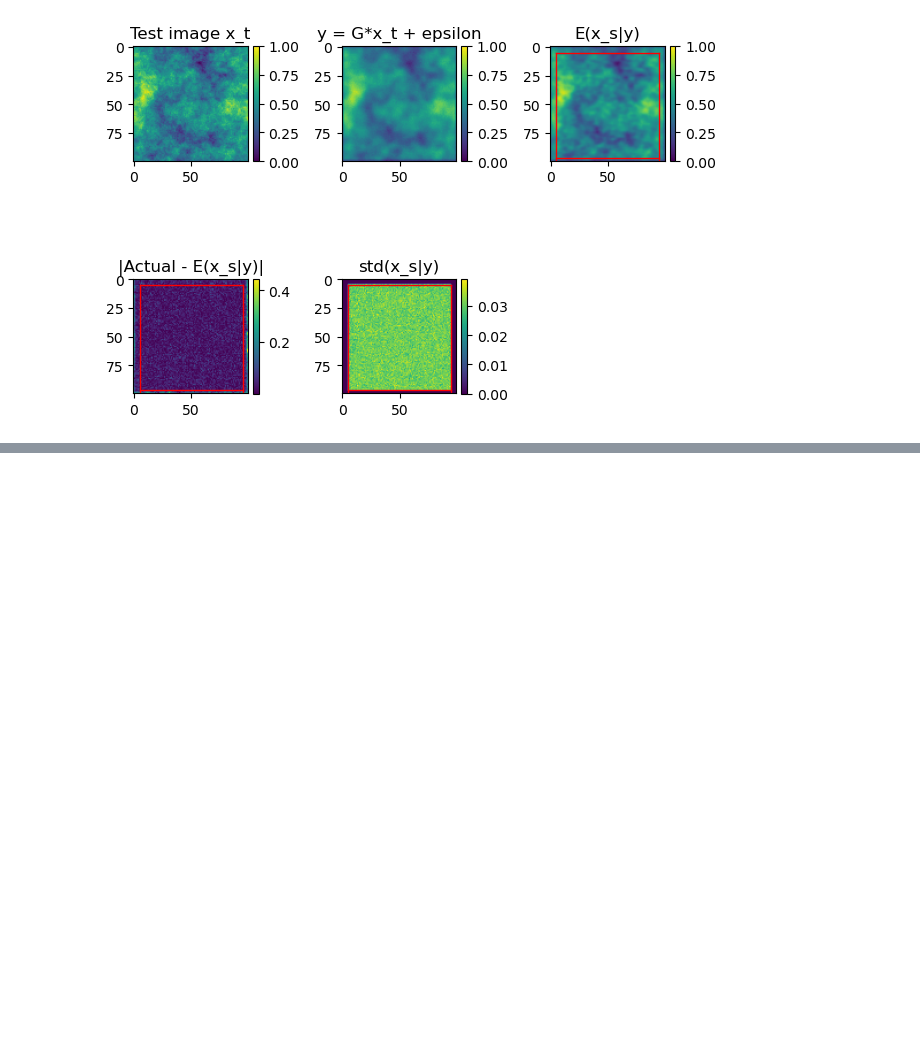
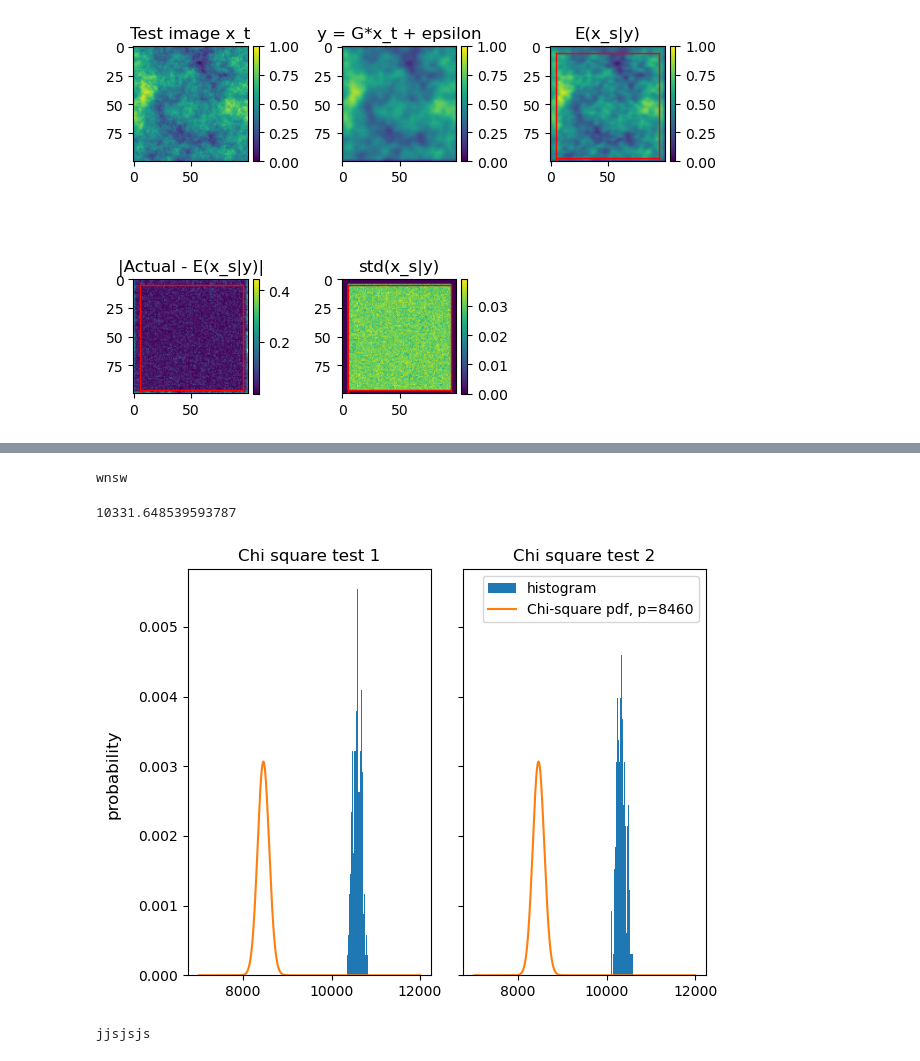
Before and after one commit to torgeirlw/master_git, a Jupyter notebook: Gen_with_blur/lin_gen_gauss.ipynb, the cells around one changed output, grey strips where cells are left out. Cells and saved outputs as stored; diff of their text form; code cells hidden in the pictures; blank space fills up the shorter version.

```diff
--- a/Gen_with_blur/lin_gen_gauss.ipynb
+++ b/Gen_with_blur/lin_gen_gauss.ipynb
@@ -500,0 +647,63 @@ plt.savefig('../figures_blur/GRF_posterior_sample1.jpg')
+# %%
+def chi_square(eps_std, num_samples, im):
+    np.random.seed(0)
+    many_samples = sample_many_ims(blurred_images_test[im],num_samples)
+    blurred_many_samples = blur_image_no_noise(many_samples, (5,5))
+    squared_residuals = (blurred_many_samples[:,4:97,5:95]-blurred_images_test[im,4:97,5:95])**2
+    standard_residuals = squared_residuals/(eps_std**2)
+    chi_square_res = np.sum(standard_residuals, axis=(1,2))
+    return chi_square_res
+# %%
+chi_square1 = chi_square(0.01, 200, 7)
+# %%
+"""
+plt.hist(chi_square1, bins=30, density=True,label='histogram')
+x = np.arange(7000, 12000, 1)
+df = 90*90
+plt.plot(x, scipy.stats.chi2.pdf(x, df), label='Chi-square pdf, p=8100')
+plt.legend()
+plt.ylabel('probability')
+plt.savefig('../figures_blur/linreg_Chi_square_2.jpg')
+"""
+print('wnsw')
+# %% [output]
+wnsw
+# %%
+chi_square2 = chi_square(0.01, 200, 3)
+# %%
+np.mean(chi_square2)
+# %% [output]
+10331.648539593787
+# %%
+fig, axes = plt.subplots(nrows=1, ncols=2,sharey=True)
+x = np.arange(7000, 12000, 1)
+df = 94*90
+
+im = axes.flat[0].hist(chi_square1, bins=30, density=True,label='histogram')
+im = axes.flat[0].plot(x, scipy.stats.chi2.pdf(x, df), label='Chi-square pdf, p=8460')
+axes[0].set_title("Chi square test 1")
+
+im = axes.flat[1].hist(chi_square2, bins=30, density=True,label='histogram')
+im = axes.flat[1].plot(x, scipy.stats.chi2.pdf(x, df), label='Chi-square pdf, p=8460')
+axes[1].set_title("Chi square test 2")
+axes[1].legend()
+
+fig.supylabel('probability')
+fig.tight_layout()
+
+plt.savefig('../figures_blur/linreg_Chi_square_both.jpg')
+# %% [output]
+[figure, added]
+# %%
+"""
+plt.hist(chi_square2, bins=30, density=True,label='histogram')
+x = np.arange(7000, 12000, 1)
+df = 90*90
+plt.plot(x, scipy.stats.chi2.pdf(x, df), label='Chi-square pdf, p=8100')
+plt.legend()
+plt.ylabel('probability')
+plt.savefig('../figures_blur/linreg_Chi_square_2.jpg')
+"""
+print('jjsjsjs')
+# %% [output]
+jjsjsjs
```
Also changed, not shown: parts of 26 cells of this notebook, 50 other files.
